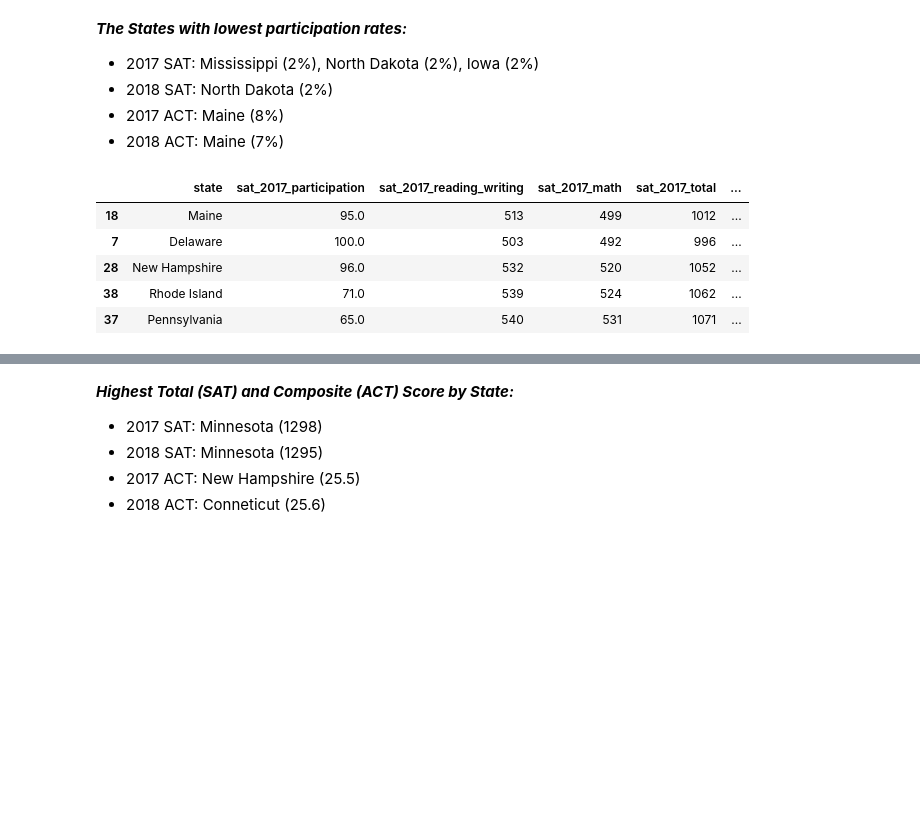
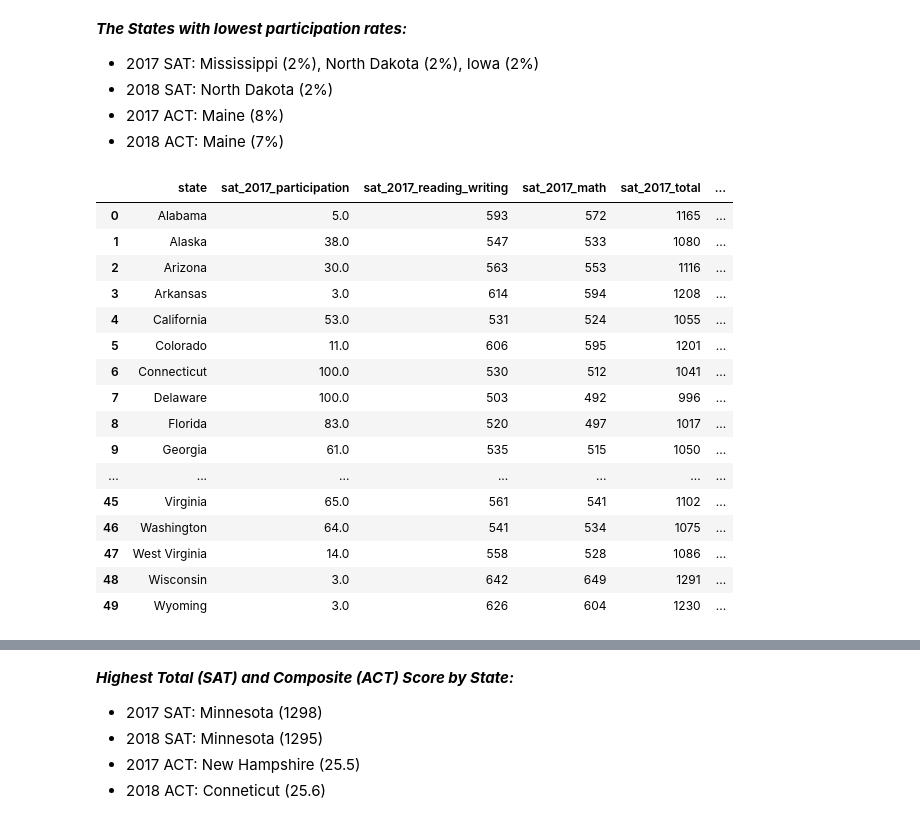
Before and after one commit to patruq/act-sat-performance, a Jupyter notebook: code/starter-code.ipynb, the cells around one changed output, grey strips where cells are left out. Saved outputs shown, nothing was run; the diff lists cells and outputs as text; code cells hidden in the pictures; blank space fills up the shorter version.

```diff
--- a/code/starter-code.ipynb
+++ b/code/starter-code.ipynb
@@ -683,14 +685,27 @@ final[high_act_18_participation].sort_values("act_2018_participation", ascending
 # %%
 # Lowest Participation by State:
 
 final[(final["sat_2017_participation"] < 10)].sort_values("sat_2017_participation", ascending=True).head()
 final[(final["sat_2018_participation"] < 10)].sort_values("sat_2018_participation", ascending=True).head()
 final[(final["act_2017_participation"] < 30)].sort_values("act_2017_participation", ascending=True).head()
 final[(final["act_2017_participation"] < 30)].sort_values("act_2017_participation", ascending=True).head()
+
+final
 # %% [output]
 |  | state | sat_2017_participation | sat_2017_reading_writing | sat_2017_math | sat_2017_total | ... |
-| 18 | Maine | 95.0 | 513 | 499 | 1012 | ... |
+| 0 | Alabama | 5.0 | 593 | 572 | 1165 | ... |
+| 1 | Alaska | 38.0 | 547 | 533 | 1080 | ... |
+| 2 | Arizona | 30.0 | 563 | 553 | 1116 | ... |
+| 3 | Arkansas | 3.0 | 614 | 594 | 1208 | ... |
+| 4 | California | 53.0 | 531 | 524 | 1055 | ... |
+| 5 | Colorado | 11.0 | 606 | 595 | 1201 | ... |
+| 6 | Connecticut | 100.0 | 530 | 512 | 1041 | ... |
 | 7 | Delaware | 100.0 | 503 | 492 | 996 | ... |
-| 28 | New Hampshire | 96.0 | 532 | 520 | 1052 | ... |
-| 38 | Rhode Island | 71.0 | 539 | 524 | 1062 | ... |
-| 37 | Pennsylvania | 65.0 | 540 | 531 | 1071 | ... |
+| 8 | Florida | 83.0 | 520 | 497 | 1017 | ... |
+| 9 | Georgia | 61.0 | 535 | 515 | 1050 | ... |
+| ... | ... | ... | ... | ... | ... | ... |
+| 45 | Virginia | 65.0 | 561 | 541 | 1102 | ... |
+| 46 | Washington | 64.0 | 541 | 534 | 1075 | ... |
+| 47 | West Virginia | 14.0 | 558 | 528 | 1086 | ... |
+| 48 | Wisconsin | 3.0 | 642 | 649 | 1291 | ... |
+| 49 | Wyoming | 3.0 | 626 | 604 | 1230 | ... |
```
Also changed, not shown: parts of 8 cells of this notebook.
